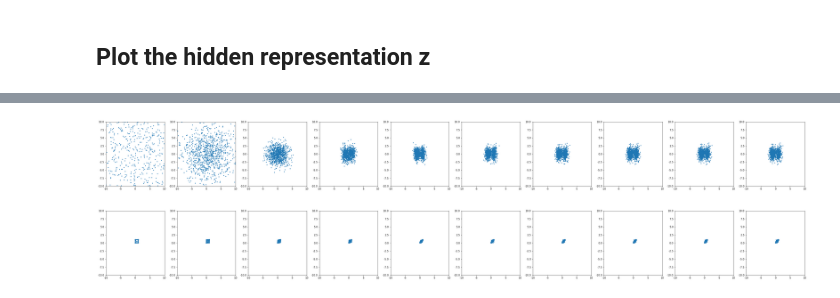
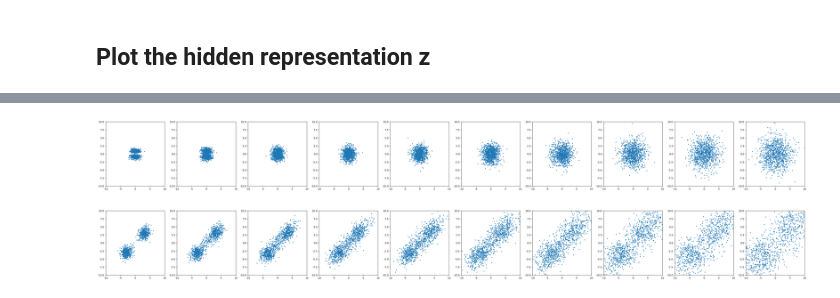
Before and after one commit to wangxuuu/LSGM-demo, a Jupyter notebook: DAE_demo_C2.ipynb, the cells around one changed output, grey strips where cells are left out. Saved outputs shown, nothing was run; the diff lists cells and outputs as text; code cells hidden in the pictures.

```diff
--- a/DAE_demo_C2.ipynb
+++ b/DAE_demo_C2.ipynb
@@ -63,12 +63,17 @@ if not os.path.exists(sample_dir):
 # %% [markdown]
 ## Traning DAE
 # %%
+sigma =  5.0#@param {'type':'number'}
+marginal_prob_std_fn = functools.partial(marginal_prob_std, sigma=sigma)
+diffusion_coeff_fn = functools.partial(diffusion_coeff, sigma=sigma)
+
 vae = VAE(input_size=2, h_dim=256, z_dim=z_dim, type='mse').to(device)
 vae_optimizer = torch.optim.Adam(vae.parameters(), lr=learning_rate)
 
-sn = SN_Model(device, n_steps, sigma_min, sigma_max, dim=z_dim, p = 0.3)
+sn = SN_Model(marginal_prob_std=marginal_prob_std_fn, embed_dim=10, dim=2, drop_p=0.3, device=device)
+# sn = SN_Model(device, n_steps, sigma_min, sigma_max, dim=z_dim, p = 0.3)
 sn_optim = torch.optim.Adam(sn.parameters(), lr = 0.005)
-dynamic = AnnealedLangevinDynamic(sigma_min, sigma_max, n_steps, annealed_step, sn, device, eps=eps)
+# dynamic = AnnealedLangevinDynamic(sigma_min, sigma_max, n_steps, annealed_step, sn, device, eps=eps)
 
 joint_optim = torch.optim.Adam(params=chain(vae.parameters(), sn.parameters()))
 
@@ -80,10 +85,10 @@ joint_training = True
 tqdm_epoch = tqdm(range(total_iteration))
 for i in tqdm_epoch:
     try:
-        data = dataiterator.next()
+        data = next(dataiterator)
     except:
         dataiterator = iter(dataloader)
-        data = dataiterator.next()
+        data = next(dataiterator)
     data = data.to(device = device)
 
     if joint_training:
@@ -101,7 +106,7 @@ for i in tqdm_epoch:
         reconst_loss = F.mse_loss(x_reconst, data)
 
         kl_div = - 0.5 * torch.sum(1 + log_var - mu.pow(2) - log_var.exp())
-        loss_sn = sn.loss_fn(z)
+        loss_sn = sn.loss(z)
         loss = loss_sn + lamd*reconst_loss + kl_div
 
         joint_optim.zero_grad()
@@ -125,7 +130,7 @@ for i in tqdm_epoch:
         mu, log_var = vae.encode(data)
         z = vae.reparameterize(mu, log_var)
 
-        loss_sn = sn.loss_fn(z)
+        loss_sn = sn.loss(z)
         vae_optimizer.zero_grad()
         sn_optim.zero_grad()
         loss_sn.backward()
@@ -146,8 +151,10 @@ for i in tqdm_epoch:
             scatter(out, only_final, scatter_range = scatter_range)
             plt.savefig(os.path.join(sample_dir, 'sampled-{}.png'.format(i+1)))
             # Save the diffused images
-            dynamic = AnnealedLangevinDynamic(sigma_min, sigma_max, n_steps, annealed_step, sn, device, eps=eps) # cannot be removed
-            sample = dynamic.sampling(sampling_number, z_dim, only_final=True)
+            # dynamic = AnnealedLangevinDynamic(sigma_min, sigma_max, n_steps, annealed_step, sn, device, eps=eps) # cannot be removed
+            # sample = dynamic.sampling(sampling_number, z_dim, only_final=True)
+            # sample = forward_process(z, marginal_prob_std_fn, batch_size, num_steps=10, device=device, only_final=True)
+            sample = Euler_Maruyama_sampler(sn, marginal_prob_std_fn, diffusion_coeff_fn, batch_size, num_steps=100, device=device)
             # z_ = forward_proc(z, sigma_min, sigma_max, n_steps, device=device, only_final=True)
             # sample = dynamic.sampling(sampling_number, z_dim, sample=z_, only_final=True)
             out = vae.decode(sample, type='mse')
@@ -172,15 +185,16 @@ scatter(x_reconst, only_final, scatter_range = scatter_range)
 # %%
 # Diffusion process of the latent variable z
 sampling_number = 1000
 
-dynamic = AnnealedLangevinDynamic(sigma_min, sigma_max, n_steps, annealed_step, sn, device, eps=eps)
-sample = dynamic.sampling(sampling_number, z_dim, only_final=False)
+# dynamic = AnnealedLangevinDynamic(sigma_min, sigma_max, n_steps, annealed_step, sn, device, eps=eps)
+# sample = dynamic.sampling(sampling_number, z_dim, only_final=False)
+sample = forward_process(z, marginal_prob_std_fn, batch_size, num_steps=10, device=device, only_final=False)
 diffuse_data = vae.decode(sample, type='mse')
 scatter(sample, only_final=False)
 # %% [output]
-[figure, old version]
+[figure, new version]
 # %%
 # diffuse_data = vae.decode(z)
 scatter(diffuse_data, only_final=False)
 # %% [output]
-[figure, old version]
+[figure, new version]
```
Also changed, not shown: parts of 4 cells of this notebook, 3 other files.
